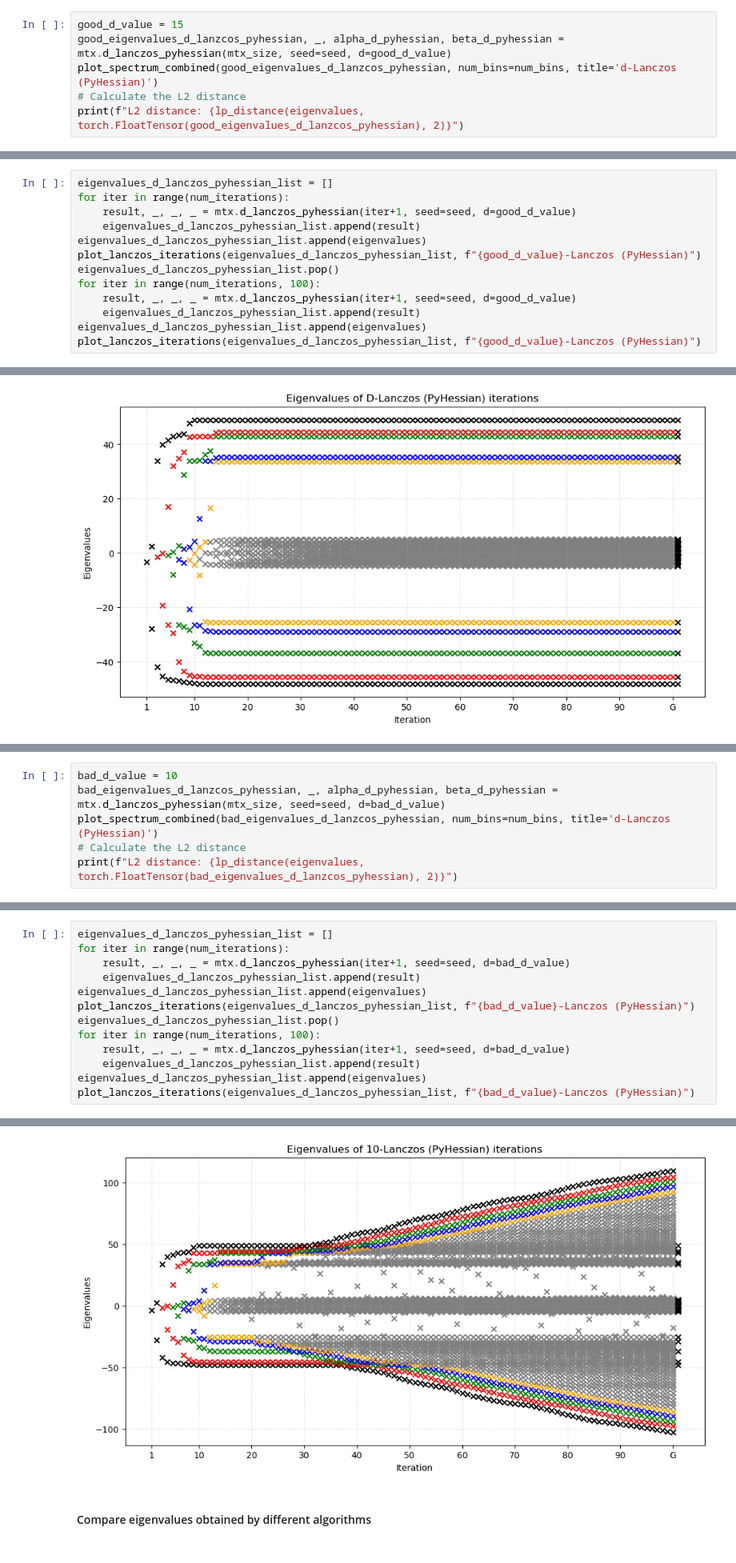
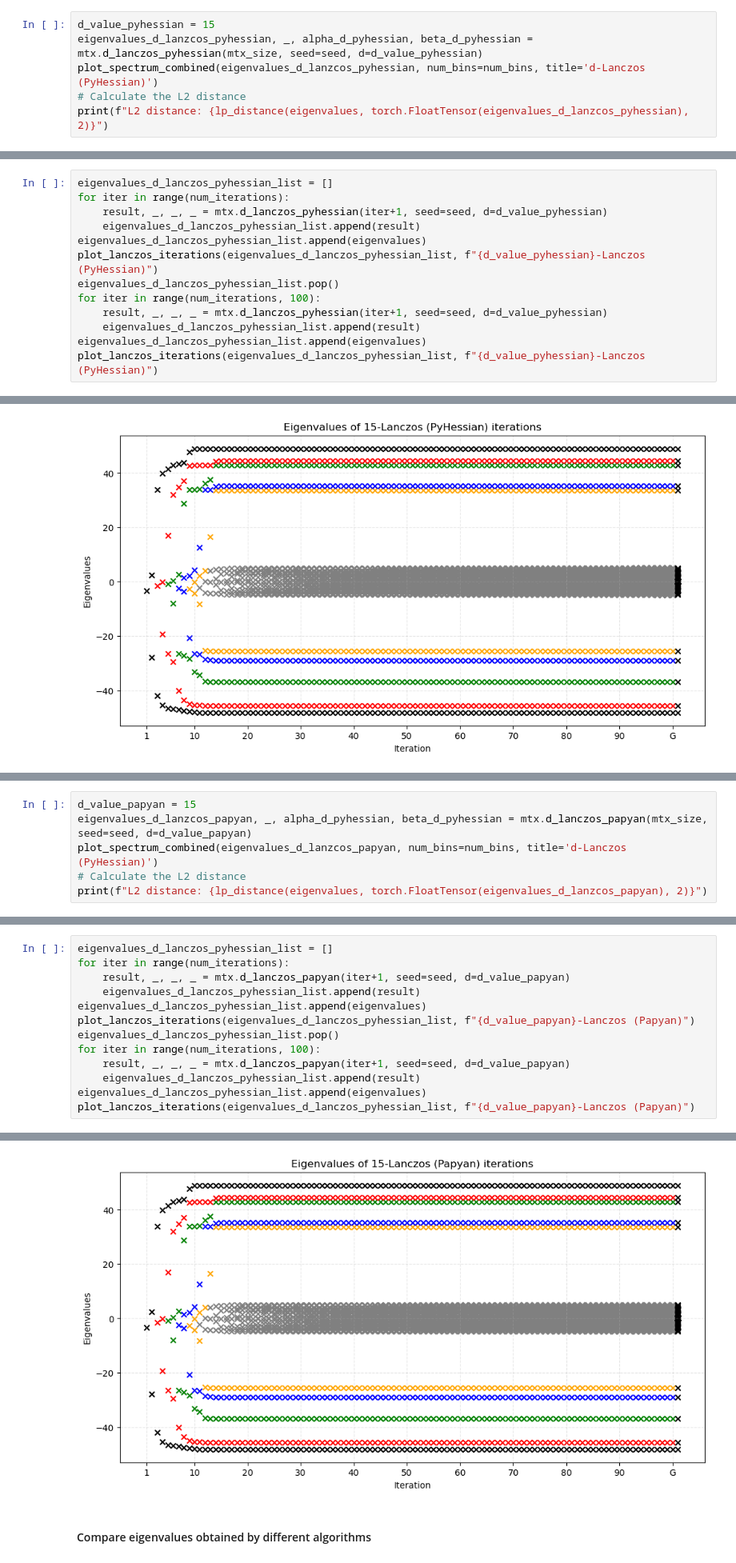
Before and after one commit to ilievanadezhda/spectral-properties-of-NN, a Jupyter notebook: lanczos/experiments.ipynb, the cells around one changed output, grey strips where cells are left out. Shown at 80% size. Cells and saved outputs as stored; diff of their text form.

Commit message:
add d-lanczos papyan; add orthogonal; add experiments

```diff
--- a/lanczos/experiments.ipynb
+++ b/lanczos/experiments.ipynb
@@ -218,27 +239,27 @@ L2 distance: 25.603565216064453
 # %% [markdown]
 #### 15-Lanczos (PyHessian's version)
 # %%
-good_d_value = 15
-good_eigenvalues_d_lanzcos_pyhessian, _, alpha_d_pyhessian, beta_d_pyhessian = mtx.d_lanczos_pyhessian(mtx_size, seed=seed, d=good_d_value)
-plot_spectrum_combined(good_eigenvalues_d_lanzcos_pyhessian, num_bins=num_bins, title='d-Lanczos (PyHessian)')
+d_value_pyhessian = 15
+eigenvalues_d_lanzcos_pyhessian, _, alpha_d_pyhessian, beta_d_pyhessian = mtx.d_lanczos_pyhessian(mtx_size, seed=seed, d=d_value_pyhessian)
+plot_spectrum_combined(eigenvalues_d_lanzcos_pyhessian, num_bins=num_bins, title='d-Lanczos (PyHessian)')
 # Calculate the L2 distance
-print(f"L2 distance: {lp_distance(eigenvalues, torch.FloatTensor(good_eigenvalues_d_lanzcos_pyhessian), 2)}")
+print(f"L2 distance: {lp_distance(eigenvalues, torch.FloatTensor(eigenvalues_d_lanzcos_pyhessian), 2)}")
 # %% [output]
 [figure]
 L2 distance: 16.538673400878906
 # %%
 eigenvalues_d_lanczos_pyhessian_list = []
 for iter in range(num_iterations):
-    result, _, _, _ = mtx.d_lanczos_pyhessian(iter+1, seed=seed, d=good_d_value)
+    result, _, _, _ = mtx.d_lanczos_pyhessian(iter+1, seed=seed, d=d_value_pyhessian)
     eigenvalues_d_lanczos_pyhessian_list.append(result)
 eigenvalues_d_lanczos_pyhessian_list.append(eigenvalues)
-plot_lanczos_iterations(eigenvalues_d_lanczos_pyhessian_list, f"{good_d_value}-Lanczos (PyHessian)")
+plot_lanczos_iterations(eigenvalues_d_lanczos_pyhessian_list, f"{d_value_pyhessian}-Lanczos (PyHessian)")
 eigenvalues_d_lanczos_pyhessian_list.pop()
 for iter in range(num_iterations, 100):
-    result, _, _, _ = mtx.d_lanczos_pyhessian(iter+1, seed=seed, d=good_d_value)
+    result, _, _, _ = mtx.d_lanczos_pyhessian(iter+1, seed=seed, d=d_value_pyhessian)
     eigenvalues_d_lanczos_pyhessian_list.append(result)
 eigenvalues_d_lanczos_pyhessian_list.append(eigenvalues)
-plot_lanczos_iterations(eigenvalues_d_lanczos_pyhessian_list, f"{good_d_value}-Lanczos (PyHessian)")
+plot_lanczos_iterations(eigenvalues_d_lanczos_pyhessian_list, f"{d_value_pyhessian}-Lanczos (PyHessian)")
 # %% [output]
 [figure]
 [figure]
@@ -247,7 +268,7 @@ plot_lanczos_iterations(eigenvalues_d_lanczos_pyhessian_list, f"{good_d_value}-L
 # %%
-bad_d_value = 10
-bad_eigenvalues_d_lanzcos_pyhessian, _, alpha_d_pyhessian, beta_d_pyhessian = mtx.d_lanczos_pyhessian(mtx_size, seed=seed, d=bad_d_value)
-plot_spectrum_combined(bad_eigenvalues_d_lanzcos_pyhessian, num_bins=num_bins, title='d-Lanczos (PyHessian)')
+d_value_papyan = 15
+eigenvalues_d_lanzcos_papyan, _, alpha_d_pyhessian, beta_d_pyhessian = mtx.d_lanczos_papyan(mtx_size, seed=seed, d=d_value_papyan)
+plot_spectrum_combined(eigenvalues_d_lanzcos_papyan, num_bins=num_bins, title='d-Lanczos (PyHessian)')
 # Calculate the L2 distance
-print(f"L2 distance: {lp_distance(eigenvalues, torch.FloatTensor(bad_eigenvalues_d_lanzcos_pyhessian), 2)}")
+print(f"L2 distance: {lp_distance(eigenvalues, torch.FloatTensor(eigenvalues_d_lanzcos_papyan), 2)}")
 # %% [output]
@@ -256,14 +277,14 @@ L2 distance: 468.76165771484375
 # %%
 eigenvalues_d_lanczos_pyhessian_list = []
 for iter in range(num_iterations):
-    result, _, _, _ = mtx.d_lanczos_pyhessian(iter+1, seed=seed, d=bad_d_value)
+    result, _, _, _ = mtx.d_lanczos_papyan(iter+1, seed=seed, d=d_value_papyan)
     eigenvalues_d_lanczos_pyhessian_list.append(result)
 eigenvalues_d_lanczos_pyhessian_list.append(eigenvalues)
-plot_lanczos_iterations(eigenvalues_d_lanczos_pyhessian_list, f"{bad_d_value}-Lanczos (PyHessian)")
+plot_lanczos_iterations(eigenvalues_d_lanczos_pyhessian_list, f"{d_value_papyan}-Lanczos (Papyan)")
 eigenvalues_d_lanczos_pyhessian_list.pop()
 for iter in range(num_iterations, 100):
-    result, _, _, _ = mtx.d_lanczos_pyhessian(iter+1, seed=seed, d=bad_d_value)
+    result, _, _, _ = mtx.d_lanczos_papyan(iter+1, seed=seed, d=d_value_papyan)
     eigenvalues_d_lanczos_pyhessian_list.append(result)
 eigenvalues_d_lanczos_pyhessian_list.append(eigenvalues)
-plot_lanczos_iterations(eigenvalues_d_lanczos_pyhessian_list, f"{bad_d_value}-Lanczos (PyHessian)")
+plot_lanczos_iterations(eigenvalues_d_lanczos_pyhessian_list, f"{d_value_papyan}-Lanczos (Papyan)")
 # %% [output]
@@ -271,4 +292,4 @@ plot_lanczos_iterations(eigenvalues_d_lanczos_pyhessian_list, f"{bad_d_value}-La
-[figure, old version]
+[figure, new version]
 # %% [markdown]
 #### Compare eigenvalues obtained by different algorithms
 # %%
```
Also changed, not shown: parts of 12 cells of this notebook, 5 other files.
